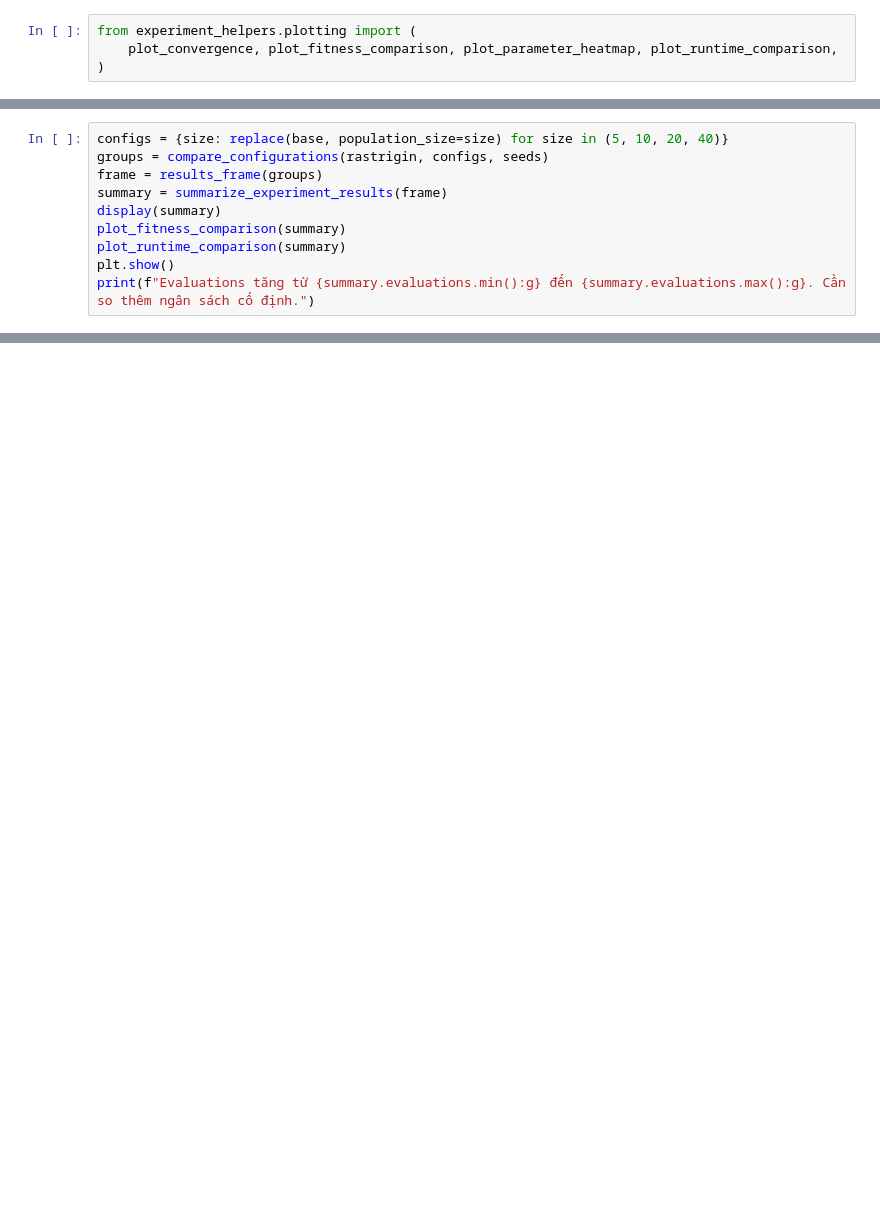
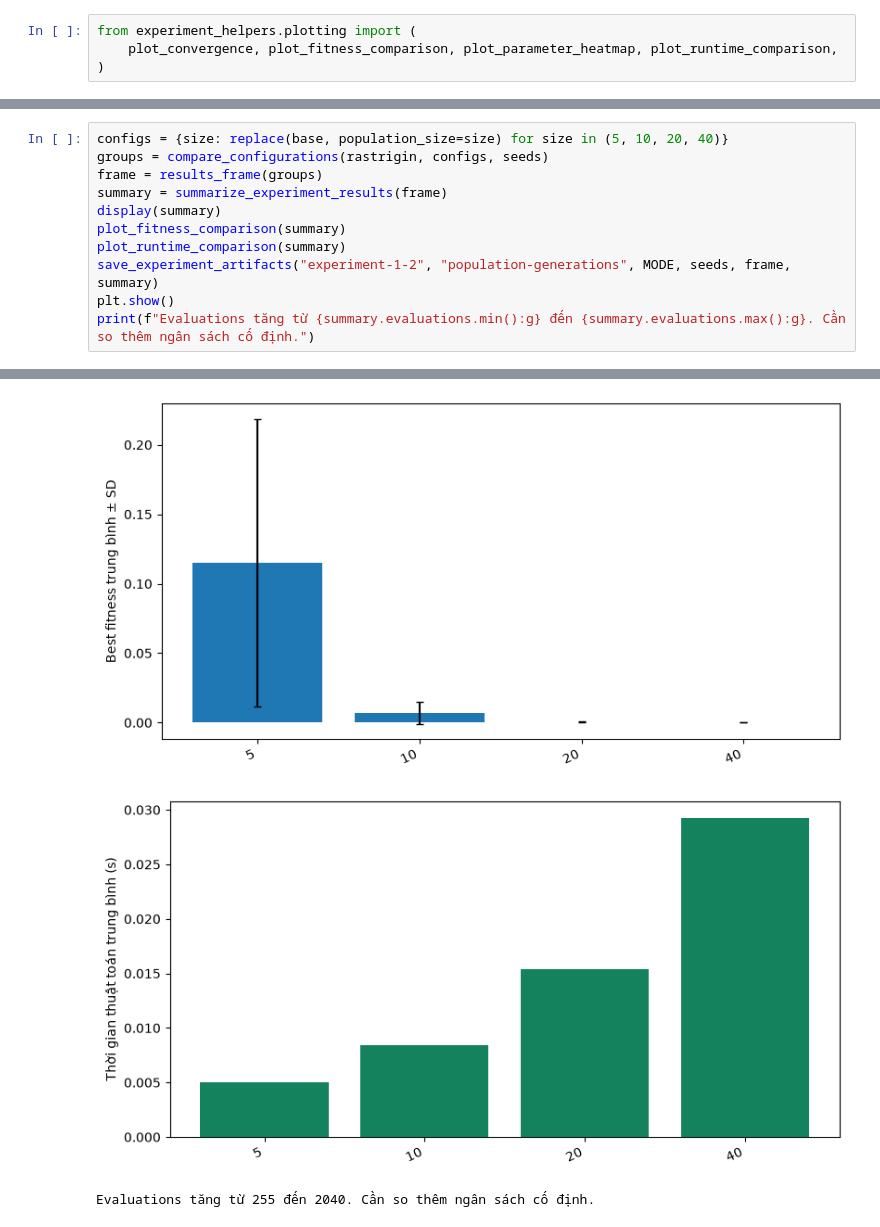
Before and after one commit to datweb07/Elephant-Herding-Optimization-Seminar, a Jupyter notebook: Experiment/Experiment 1-2.ipynb, the cells around one changed output, grey strips where cells are left out. Drawn from its saved outputs; the diff is of its cells as text; blank space fills up the shorter version.

```diff
--- a/Experiment/Experiment 1-2.ipynb
+++ b/Experiment/Experiment 1-2.ipynb
@@ -68,5 +99,7 @@ summary = summarize_experiment_results(frame)
 display(summary)
 plot_fitness_comparison(summary)
 plot_runtime_comparison(summary)
+save_experiment_artifacts("experiment-1-2", "population-generations", MODE, seeds, frame, summary)
 plt.show()
 print(f"Evaluations tăng từ {summary.evaluations.min():g} đến {summary.evaluations.max():g}. Cần so thêm ngân sách cố định.")
+# %% [output]
@@ -73,3 +112,6 @@ print(f"Evaluations tăng từ {summary.evaluations.min():g} đến {summary.eva
+[figure, added]
+[figure, added]
+Evaluations tăng từ 255 đến 2040. Cần so thêm ngân sách cố định.
 # %% [markdown]
 ## 3B. Quần thể ở cùng ngân sách
 
```
Also changed, not shown: parts of 17 cells of this notebook, 25 other files.
